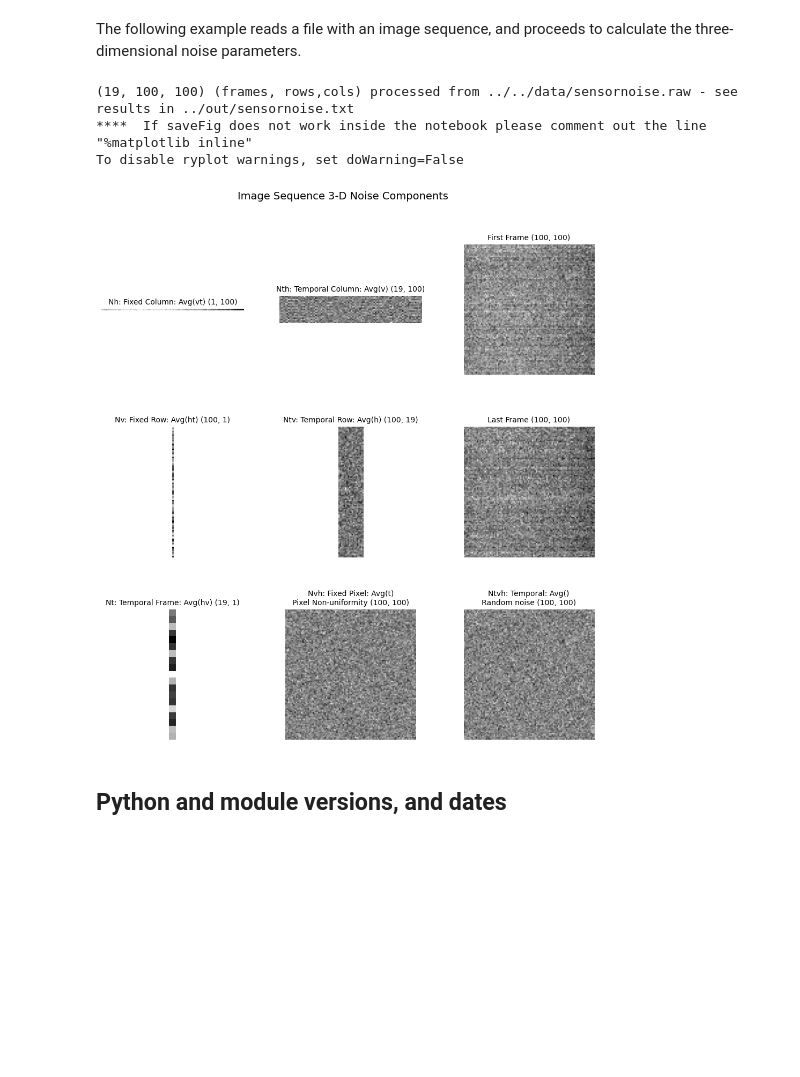
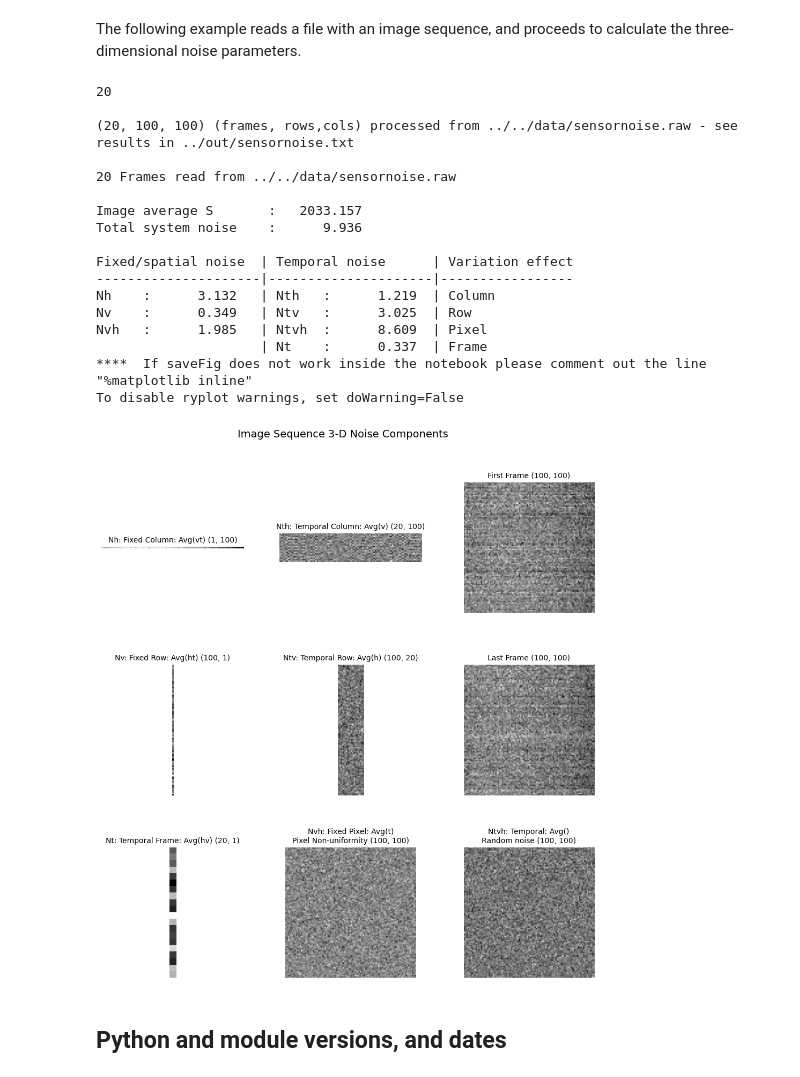
Before and after one commit to rianawillers/3Dnoise, a Jupyter notebook: win/python/3Dnoise.ipynb, the cells around one changed output. Saved outputs shown, nothing was run; the diff lists cells and outputs as text; code cells hidden in the pictures; blank space fills up the shorter version.

```diff
--- a/win/python/3Dnoise.ipynb
+++ b/win/python/3Dnoise.ipynb
@@ -38,8 +38,9 @@ if dlNames:
     cols = 100
     outfilename = '../out/sensornoise.txt'
 
-    framesToLoad = range(1, 21, 1)
+    framesToLoad = range(0, 21, 1)
     frames, img    = ryfiles.readRawFrames(dlNames[0], rows, cols, np.uint16, framesToLoad)
+    print(frames)
 
     if frames > 0:
         P = ryplot.Plotter(1, 1, 1,'Simulated noise', figsize=(12, 8), doWarning=False)
@@ -57,35 +58,58 @@ if dlNames:
         outfile.write('Nvh   : {0:10.3f}   | Ntvh  : {1:10.3f}  | Pixel \n'.format(ry3dnoise.getNVH(img)[0],ry3dnoise.getNTVH(img)[0]))
         outfile.write('                     | Nt    : {0:10.3f}  | Frame \n'.format(ry3dnoise.getNT(img)[0]))
 
         print('\n({0}, {3}, {4}) (frames, rows,cols) processed from {1} - see results in {2}'.format(frames, dlNames[0], outfilename,rows,cols))
+        print('\n{0} Frames read from {1}'.format(frames, dlNames[0]))
+        print('\nImage average S       : {0:10.3f} '.format(ry3dnoise.getS(img)))
+        print('Total system noise    : {0:10.3f} \n'.format(ry3dnoise.getTotal(img)))
+        print('Fixed/spatial noise  | Temporal noise      | Variation effect')
+        print('---------------------|---------------------|-----------------')
+        print('Nh    : {0:10.3f}   | Nth   : {1:10.3f}  | Column '.format(ry3dnoise.getNH(img)[0],ry3dnoise.getNTH(img)[0]))
+        print('Nv    : {0:10.3f}   | Ntv   : {1:10.3f}  | Row '.format(ry3dnoise.getNV(img)[0],ry3dnoise.getNTV(img)[0]))
+        print('Nvh   : {0:10.3f}   | Ntvh  : {1:10.3f}  | Pixel '.format(ry3dnoise.getNVH(img)[0],ry3dnoise.getNTVH(img)[0]))
+        print('                     | Nt    : {0:10.3f}  | Frame '.format(ry3dnoise.getNT(img)[0]))
 
     else:
         print('Error in reading noise images data')
 
     NH = ry3dnoise.getNH(img)[1].reshape(cols).reshape(1,cols)
     NTH = ry3dnoise.getNTH(img)[1].reshape(frames*cols).reshape(frames,cols)
     NV = ry3dnoise.getNV(img)[1].reshape(rows).reshape(rows,1)
     NTV = ry3dnoise.getNTV(img)[1].reshape(frames*rows).reshape(rows,frames)
     NVH = ry3dnoise.getNVH(img)[1].reshape(rows*cols).reshape(rows,cols)
     NTVH = ry3dnoise.getNTVH(img)[1][0,:,:]
     NT = ry3dnoise.getNT(img)[1].reshape(frames).reshape(frames,1)
 
     P = ryplot.Plotter(1, 3, 3,'Image Sequence 3-D Noise Components', figsize=(12, 12))
     P.showImage(1, NH, ptitle='Nh: Fixed Column: Avg(vt) {}'.format(NH.shape), titlefsize=10)
     P.showImage(2, NTH, ptitle='Nth: Temporal Column: Avg(v) {}'.format(NTH.shape), titlefsize=10)
     P.showImage(4, NV, ptitle='Nv: Fixed Row: Avg(ht) {}'.format(NV.shape), titlefsize=10)
     P.showImage(5, NTV, ptitle='Ntv: Temporal Row: Avg(h) {}'.format(NTV.shape), titlefsize=10)
     P.showImage(8, NVH, ptitle='Nvh: Fixed Pixel: Avg(t)\nPixel Non-uniformity {}'.format(NVH.shape), titlefsize=10)
     P.showImage(9, NTVH, ptitle='Ntvh: Temporal: Avg()\nRandom noise {}'.format(NTVH.shape), titlefsize=10)
     P.showImage(7, NT, ptitle='Nt: Temporal Frame: Avg(hv) {}'.format(NT.shape), titlefsize=10)
     P.showImage(3, img[0,:,:], ptitle='First Frame {}'.format(img[0,:,:].shape), titlefsize=10)
     P.showImage(6, img[-1,:,:], ptitle='Last Frame {}'.format(img[-1,:,:].shape), titlefsize=10)
     P.saveFig('../out/3Dnoise.png')
 # %% [output]
-(19, 100, 100) (frames, rows,cols) processed from ../../data/sensornoise.raw - see results in ../out/sensornoise.txt
+20
+
+(20, 100, 100) (frames, rows,cols) processed from ../../data/sensornoise.raw - see results in ../out/sensornoise.txt
+
+20 Frames read from ../../data/sensornoise.raw
+
+Image average S       :   2033.157
+Total system noise    :      9.936
+
+Fixed/spatial noise  | Temporal noise      | Variation effect
+---------------------|---------------------|-----------------
+Nh    :      3.132   | Nth   :      1.219  | Column
+Nv    :      0.349   | Ntv   :      3.025  | Row
+Nvh   :      1.985   | Ntvh  :      8.609  | Pixel
+                     | Nt    :      0.337  | Frame
 ****  If saveFig does not work inside the notebook please comment out the line "%matplotlib inline"
 To disable ryplot warnings, set doWarning=False
-[figure, old version]
+[figure, new version]
 # %% [markdown]
 ## Python and module versions, and dates
 # %%
```
Also changed, not shown: parts of 1 cell of this notebook, 3 other files.
